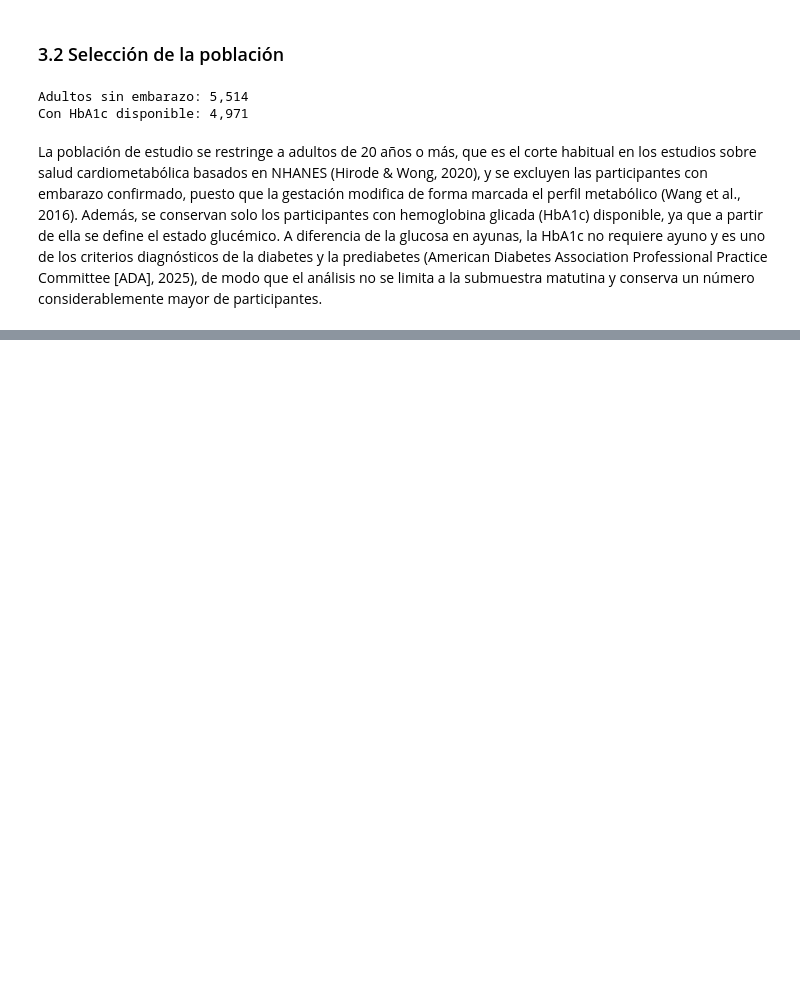
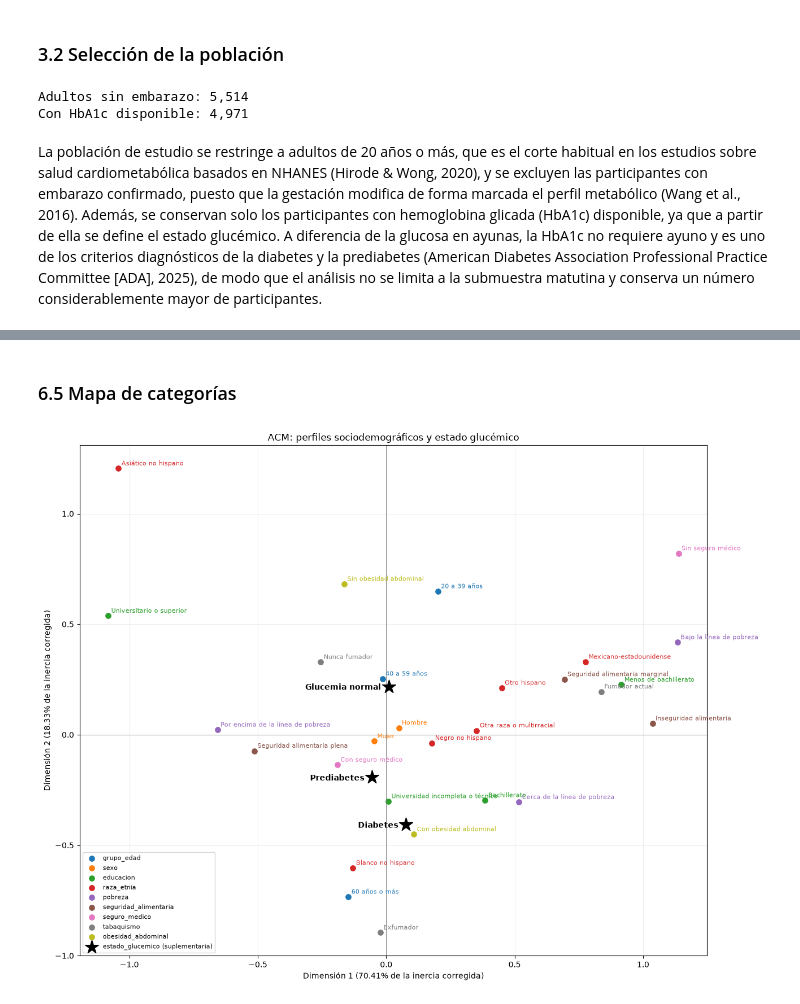
Before and after one commit to Juanhv24/nhanes-no-supervisado, a Jupyter notebook: notebooks/03_correspondencias.ipynb, the cells around one changed output, grey strips where cells are left out. Saved outputs shown, nothing was run; the diff lists cells and outputs as text; code cells hidden in the pictures; blank space fills up the shorter version.

```diff
--- a/notebooks/03_correspondencias.ipynb
+++ b/notebooks/03_correspondencias.ipynb
@@ -93,0 +529,8 @@ La población de estudio se restringe a adultos de 20 años o más, que es el co
+# %%
+ACTIVAS = ["grupo_edad", "sexo", "educacion", "raza_etnia", "pobreza",
+           "seguridad_alimentaria", "seguro_medico", "tabaquismo", "obesidad_abdominal"]
+SUPLEMENTARIA = ["estado_glucemico"]
+
+n_categorias = sum(df_correspondencias[v].nunique() for v in ACTIVAS)
+print(f"Variables activas: {len(ACTIVAS)}")
+print(f"Categorías activas: {n_categorias}")
@@ -93,0 +614,9 @@ La población de estudio se restringe a adultos de 20 años o más, que es el co
+# %%
+coord_activas = mca.column_coordinates(df_correspondencias[ACTIVAS])
+
+# La variable suplementaria se proyecta con los mismos participantes del ajuste;
+# prince devuelve filas vacías para las categorías activas, que se eliminan
+coord_suplementaria = mca.column_coordinates(df_correspondencias[SUPLEMENTARIA]).dropna()
+
+print("Coordenadas del estado glucémico (suplementaria)")
+display(coord_suplementaria.iloc[:, :2].round(3))
@@ -93,0 +629,39 @@ La población de estudio se restringe a adultos de 20 años o más, que es el co
+# %% [markdown]
+### 6.5 Mapa de categorías
+# %%
+porcentaje = mca_corregido.eigenvalues_summary["% of variance"]
+
+variables_activas = coord_activas.index.str.split("__").str[0]
+etiquetas_activas = coord_activas.index.str.split("__").str[1]
+paleta = dict(zip(ACTIVAS, sns.color_palette("tab10", len(ACTIVAS))))
+
+fig, ax = plt.subplots(figsize=(13, 10))
+
+for variable in ACTIVAS:
+    mascara = variables_activas == variable
+    ax.scatter(coord_activas.loc[mascara, 0], coord_activas.loc[mascara, 1],
+               s=45, color=paleta[variable], label=variable)
+    for x, y, etiqueta in zip(coord_activas.loc[mascara, 0], coord_activas.loc[mascara, 1],
+                              etiquetas_activas[mascara]):
+        ax.annotate(etiqueta, (x, y), xytext=(4, 4), textcoords="offset points",
+                    fontsize=8, color=paleta[variable])
+
+# Variable suplementaria con un marcador distinto
+ax.scatter(coord_suplementaria[0], coord_suplementaria[1], marker="*", s=320,
+           color="black", label="estado_glucemico (suplementaria)", zorder=3)
+for etiqueta, punto in coord_suplementaria.iterrows():
+    ax.annotate(etiqueta.split("__")[1], (punto[0], punto[1]), xytext=(-10, -4),
+                textcoords="offset points", ha="right", fontsize=10, fontweight="bold")
+
+ax.axhline(0, color="gray", linewidth=0.7)
+ax.axvline(0, color="gray", linewidth=0.7)
+ax.set(xlabel=f"Dimensión 1 ({porcentaje.iloc[0]} de la inercia corregida)",
+       ylabel=f"Dimensión 2 ({porcentaje.iloc[1]} de la inercia corregida)",
+       title="ACM: perfiles sociodemográficos y estado glucémico")
+ax.legend(fontsize=8, loc="best")
+ax.grid(alpha=0.2)
+fig.tight_layout()
+fig.savefig(RUTA_FIGURAS / "03_acm_mapa.png", dpi=150, bbox_inches="tight")
+plt.show()
+# %% [output]
+[figure, added]
```
Also changed, not shown: parts of 43 cells of this notebook, 3 other files.
